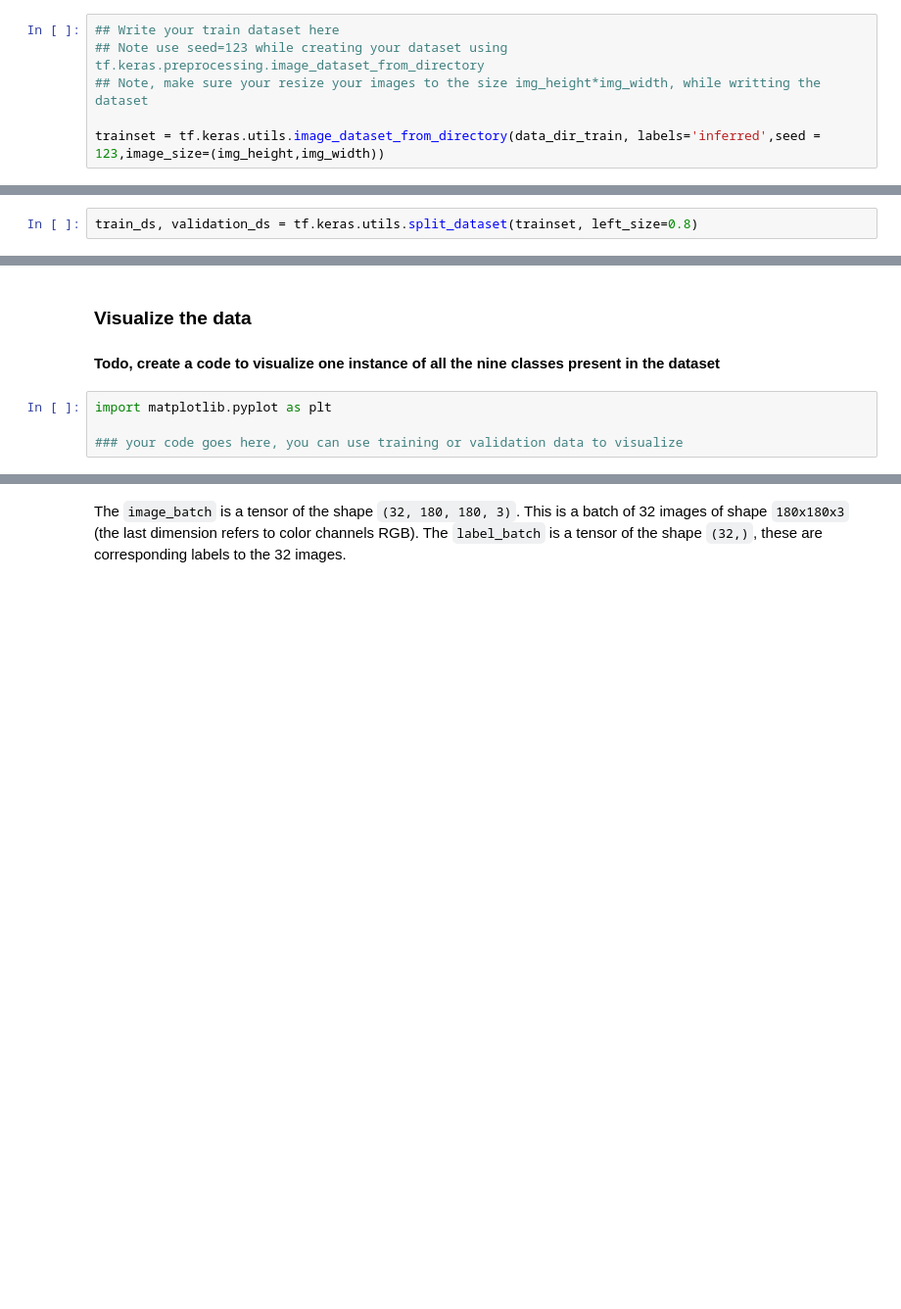
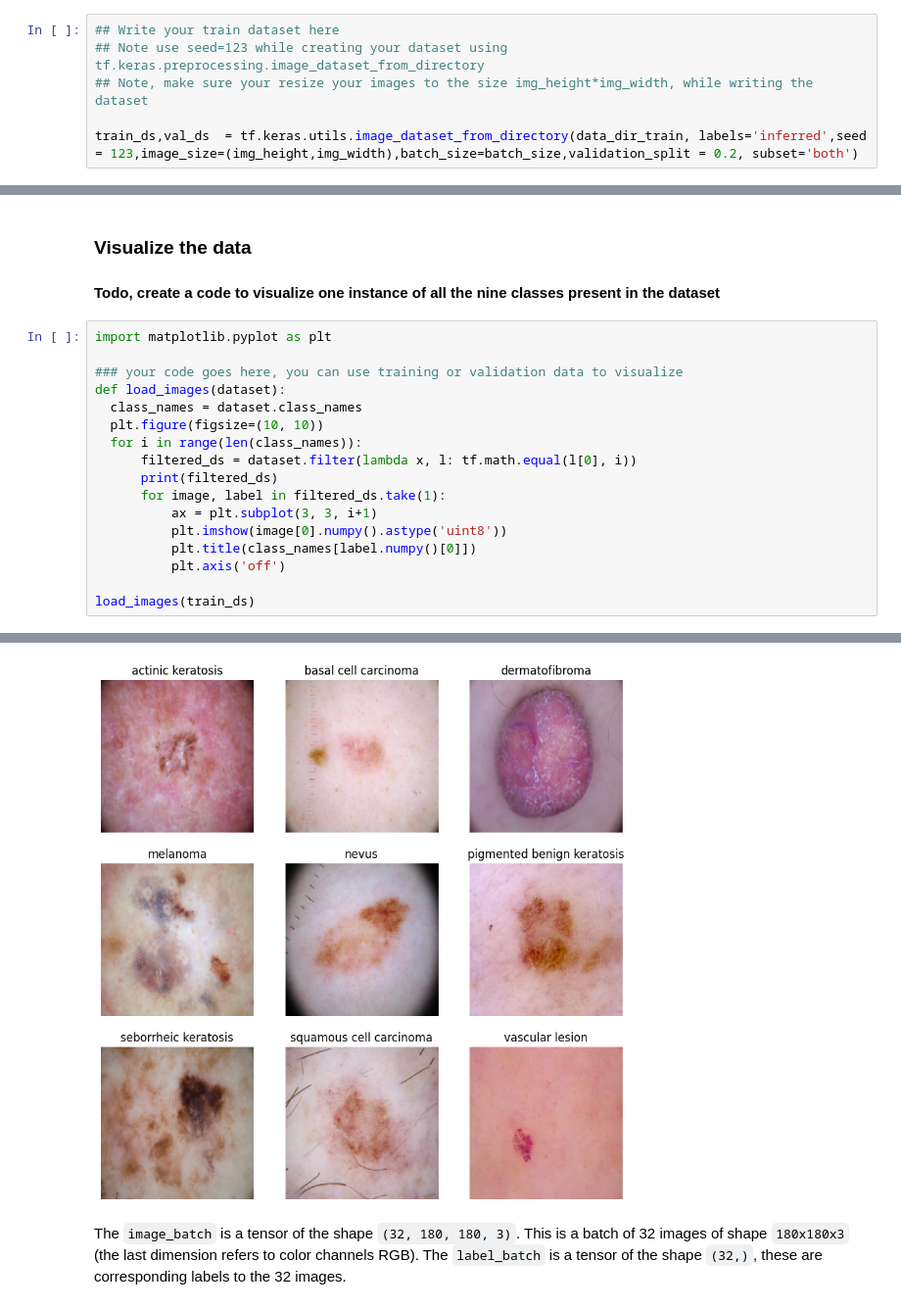
Before and after one commit to lindatey/melanoma_detector_with_cnn, a Jupyter notebook: Assignment_CNN_Skin_Cancer.ipynb, the cells around one changed output, grey strips where cells are left out. Shown at 98% size. Cells and saved outputs as stored; diff of their text form; blank space fills up the shorter version.

```diff
--- a/Assignment_CNN_Skin_Cancer.ipynb
+++ b/Assignment_CNN_Skin_Cancer.ipynb
@@ -69,6 +79,6 @@ Use 80% of the images for training, and 20% for validation.
 # %%
 ## Write your train dataset here
 ## Note use seed=123 while creating your dataset using tf.keras.preprocessing.image_dataset_from_directory
-## Note, make sure your resize your images to the size img_height*img_width, while writting the dataset
+## Note, make sure your resize your images to the size img_height*img_width, while writing the dataset
 
-trainset = tf.keras.utils.image_dataset_from_directory(data_dir_train, labels='inferred',seed = 123,image_size=(img_height,img_width))
+train_ds,val_ds  = tf.keras.utils.image_dataset_from_directory(data_dir_train, labels='inferred',seed = 123,image_size=(img_height,img_width),batch_size=batch_size,validation_split = 0.2, subset='both')
@@ -75,5 +89,3 @@ trainset = tf.keras.utils.image_dataset_from_directory(data_dir_train, labels='i
-# %%
-train_ds, validation_ds = tf.keras.utils.split_dataset(trainset, left_size=0.8)
 # %%
 # List out all the classes of skin cancer and store them in a list.
 # You can find the class names in the class_names attribute on these datasets.
@@ -83,7 +98,21 @@ print(class_names)
 # %% [markdown]
 ### Visualize the data
 #### Todo, create a code to visualize one instance of all the nine classes present in the dataset
-# %%
-import matplotlib.pyplot as plt
-
-### your code goes here, you can use training or validation data to visualize
+# %%
+import matplotlib.pyplot as plt
+
+### your code goes here, you can use training or validation data to visualize
+def load_images(dataset):
+  class_names = dataset.class_names
+  plt.figure(figsize=(10, 10))
+  for i in range(len(class_names)):
+      filtered_ds = dataset.filter(lambda x, l: tf.math.equal(l[0], i))
+      print(filtered_ds)
+      for image, label in filtered_ds.take(1):
+          ax = plt.subplot(3, 3, i+1)
+          plt.imshow(image[0].numpy().astype('uint8'))
+          plt.title(class_names[label.numpy()[0]])
+          plt.axis('off')
+
+load_images(train_ds)
+# %% [output]
@@ -90,3 +128,4 @@ import matplotlib.pyplot as plt
+[figure, added]
 # %% [markdown]
 The `image_batch` is a tensor of the shape `(32, 180, 180, 3)`. This is a batch of 32 images of shape `180x180x3` (the last dimension refers to color channels RGB). The `label_batch` is a tensor of the shape `(32,)`, these are corresponding labels to the 32 images.
 # %% [markdown]
```
Also changed, not shown: parts of 15 cells of this notebook.
